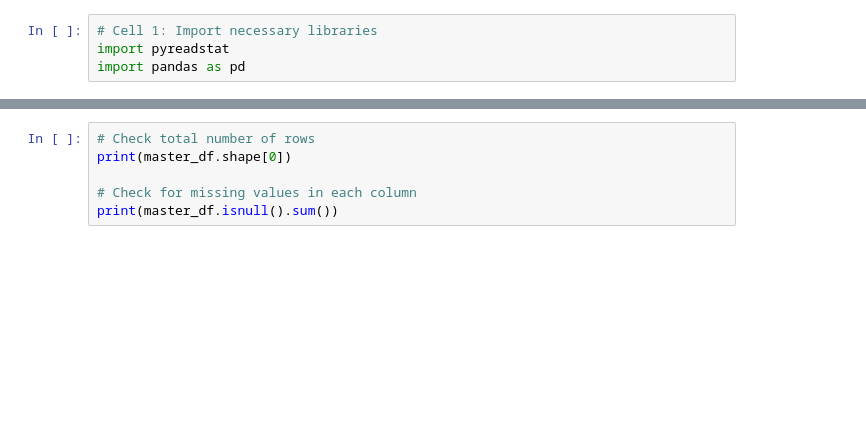
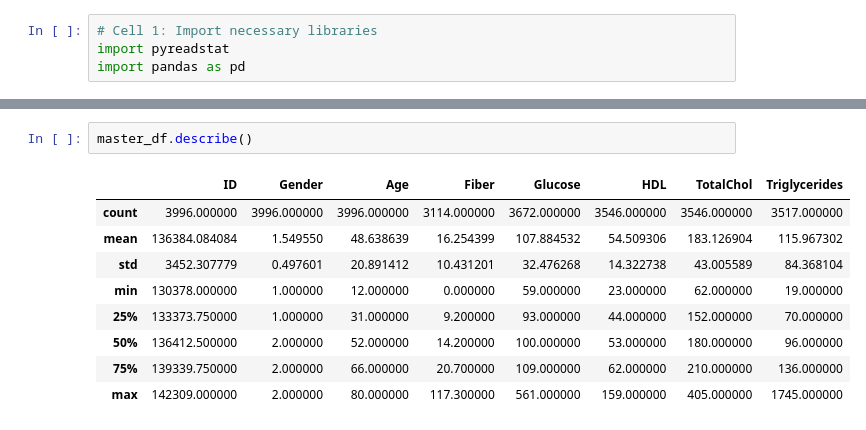
Before and after one commit to ushagartoula19-ops/Fibre-intake-and-blood-chemistry, a Jupyter notebook: NHANES_DATA_ANALYSIS.ipynb, the cells around one changed output, grey strips where cells are left out. Drawn from its saved outputs; the diff is of its cells as text; blank space fills up the shorter version.

```diff
--- a/NHANES_DATA_ANALYSIS.ipynb
+++ b/NHANES_DATA_ANALYSIS.ipynb
@@ -105,6 +217,12 @@ master_df.head(50)
-# %%
-# Check total number of rows
-print(master_df.shape[0])
-
-# Check for missing values in each column
-print(master_df.isnull().sum())
+# %%
+master_df.describe()
+# %% [output]
+|  | ID | Gender | Age | Fiber | Glucose | HDL | TotalChol | Triglycerides |
+| count | 3996.000000 | 3996.000000 | 3996.000000 | 3114.000000 | 3672.000000 | 3546.000000 | 3546.000000 | 3517.000000 |
+| mean | 136384.084084 | 1.549550 | 48.638639 | 16.254399 | 107.884532 | 54.509306 | 183.126904 | 115.967302 |
+| std | 3452.307779 | 0.497601 | 20.891412 | 10.431201 | 32.476268 | 14.322738 | 43.005589 | 84.368104 |
+| min | 130378.000000 | 1.000000 | 12.000000 | 0.000000 | 59.000000 | 23.000000 | 62.000000 | 19.000000 |
+| 25% | 133373.750000 | 1.000000 | 31.000000 | 9.200000 | 93.000000 | 44.000000 | 152.000000 | 70.000000 |
+| 50% | 136412.500000 | 2.000000 | 52.000000 | 14.200000 | 100.000000 | 53.000000 | 180.000000 | 96.000000 |
+| 75% | 139339.750000 | 2.000000 | 66.000000 | 20.700000 | 109.000000 | 62.000000 | 210.000000 | 136.000000 |
+| max | 142309.000000 | 2.000000 | 80.000000 | 117.300000 | 561.000000 | 159.000000 | 405.000000 | 1745.000000 |
```
Also changed, not shown: parts of 16 cells of this notebook, 2 other files.
